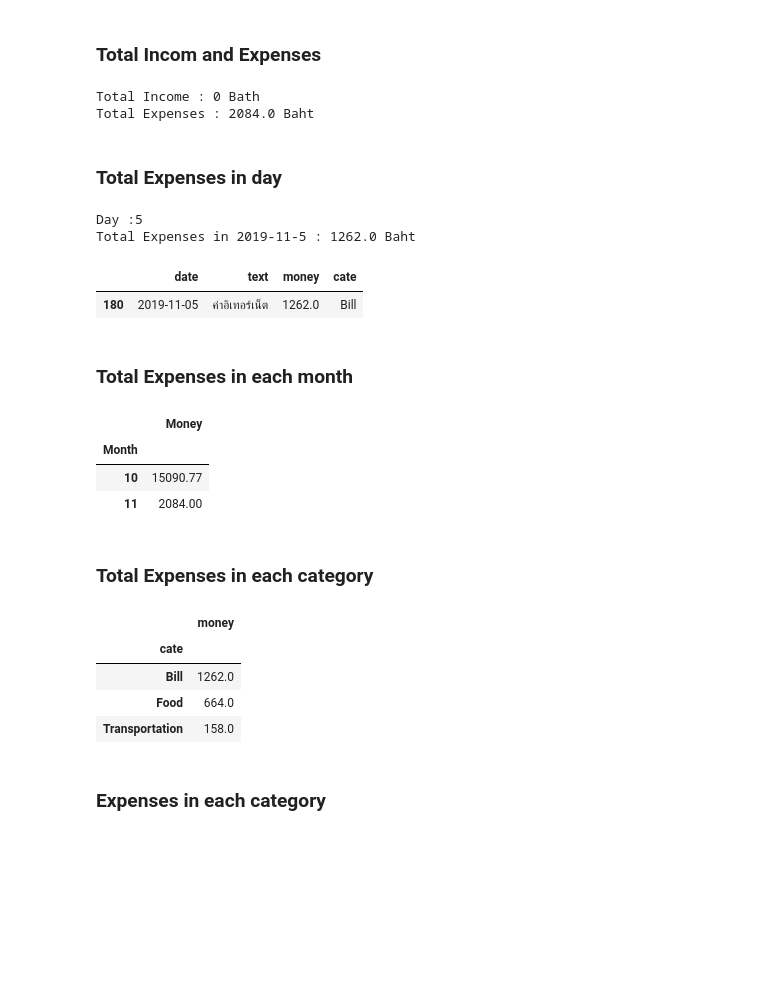
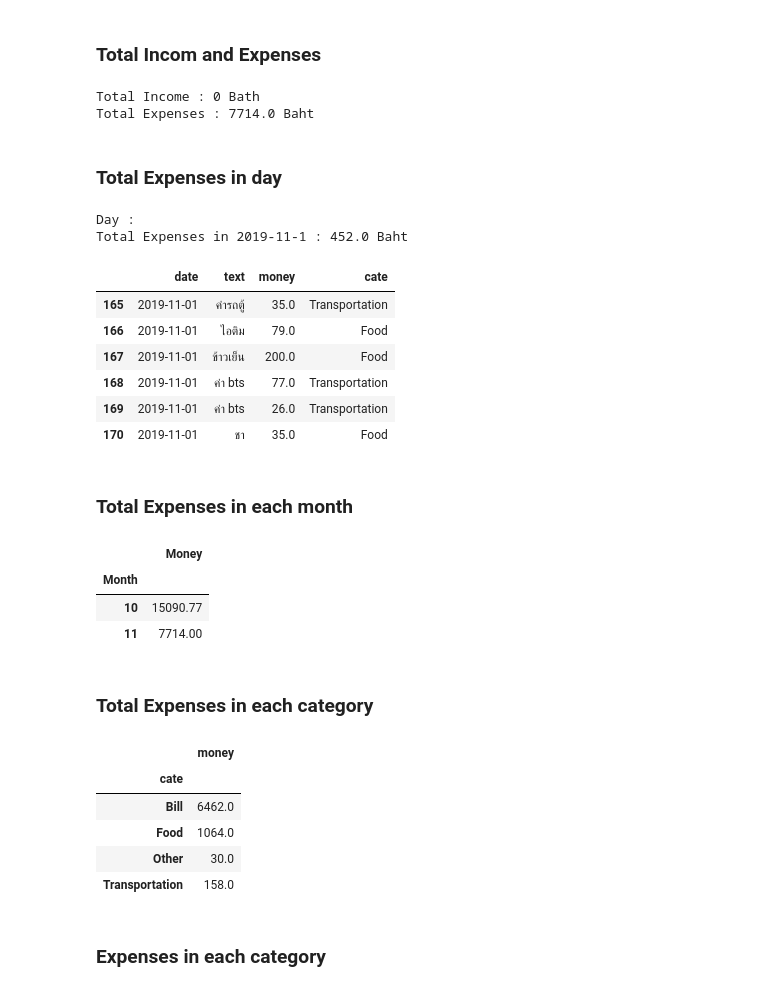
Before and after one commit to jakkritsonsanit/ChatBotExpenses, a Jupyter notebook: CollectData.ipynb, the cells around one changed output. Drawn from its saved outputs; the diff is of its cells as text; code cells hidden in the pictures; blank space fills up the shorter version.

```diff
--- a/CollectData.ipynb
+++ b/CollectData.ipynb
@@ -98,7 +99,7 @@ dfe.tail(10)
 ### Change category
 # %%
 t = ['Entertainment', 'Transportation', 'Shopping', 'Food', 'Bill', 'Other']
-n = 180
+n = 183
 dfe.at[n, 'cate'] = t[-2]
 dfe.iloc[n:]
 # %% [output]
@@ -172,18 +177,23 @@ print("Total Income :", sum(dfim.money), 'Bath')
 print("Total Expenses :", sum(dfem.money), 'Baht')
 # %% [output]
 Total Income : 0 Bath
-Total Expenses : 2084.0 Baht
+Total Expenses : 7714.0 Baht
 # %% [markdown]
 ### Total Expenses in day
 # %%
-d = "2019-"+str(m)+"-"+input("Day :")
+d = "2019-"+str(m)+"-"+(input("Day :") or str(1))
 print("Total Expenses in", d, ":", sum(dfem[dfem.date == d]['money']), 'Baht')
 dfem[dfem.date == d]
 # %% [output]
-Day :5
-Total Expenses in 2019-11-5 : 1262.0 Baht
+Day :
+Total Expenses in 2019-11-1 : 452.0 Baht
 |  | date | text | money | cate |
-| 180 | 2019-11-05 | ค่าอิเทอร์เน็ต | 1262.0 | Bill |
+| 165 | 2019-11-01 | ค่ารถตู้ | 35.0 | Transportation |
+| 166 | 2019-11-01 | ไอติม | 79.0 | Food |
+| 167 | 2019-11-01 | ข้าวเย็น | 200.0 | Food |
+| 168 | 2019-11-01 | ค่า bts | 77.0 | Transportation |
+| 169 | 2019-11-01 | ค่า bts | 26.0 | Transportation |
+| 170 | 2019-11-01 | ชา | 35.0 | Food |
 # %% [markdown]
 ### Total Expenses in each month
 # %%
@@ -193,7 +203,7 @@ tmp.groupby(tmp.Month.dt.month).sum()
 |  | Money |
 | Month |  |
 | 10 | 15090.77 |
-| 11 | 2084.00 |
+| 11 | 7714.00 |
 # %% [markdown]
 ### Total Expenses in each category
 # %%
@@ -201,8 +211,9 @@ dfem.groupby(['cate']).sum()
 # %% [output]
 |  | money |
 | cate |  |
-| Bill | 1262.0 |
-| Food | 664.0 |
+| Bill | 6462.0 |
+| Food | 1064.0 |
+| Other | 30.0 |
 | Transportation | 158.0 |
 # %% [markdown]
 ### Expenses in each category
```
Also changed, not shown: parts of 12 cells of this notebook, 2 other files.
